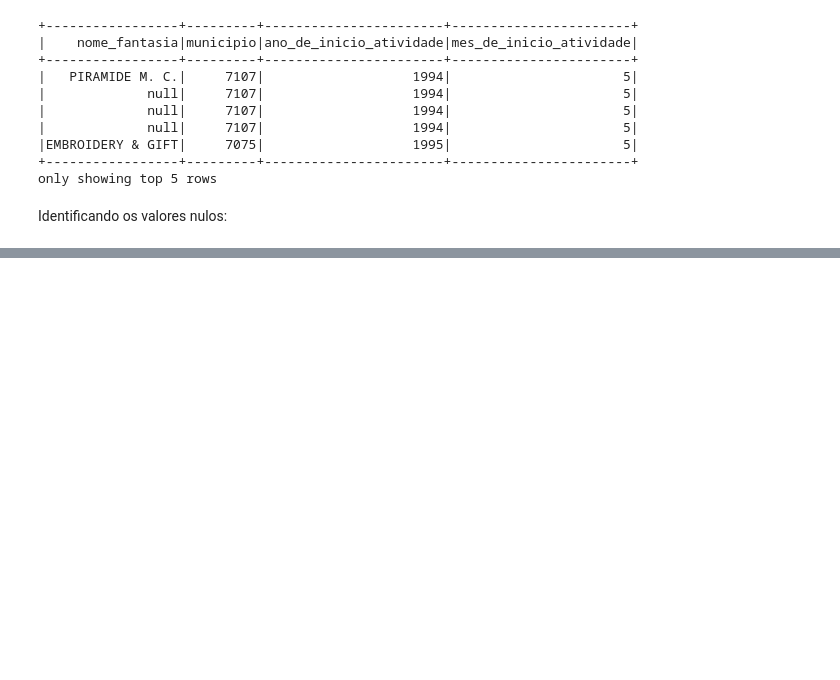
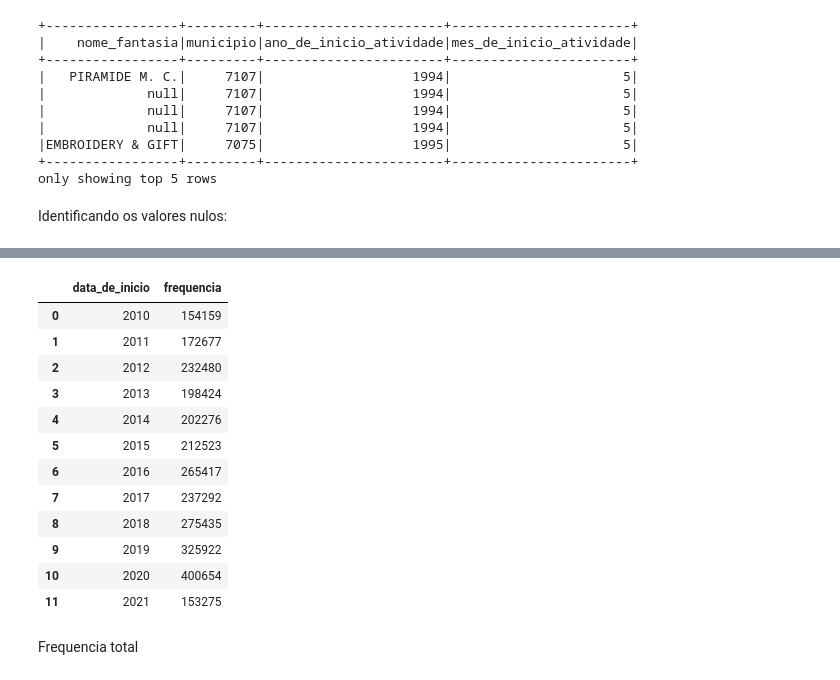
Before and after one commit to Camillabgarcia/Apache_Spark_com_Python, a Jupyter notebook: Spark_apresentação_ferramenta.ipynb, the cells around one changed output, grey strips where cells are left out. Saved outputs shown, nothing was run; the diff lists cells and outputs as text; code cells hidden in the pictures; blank space fills up the shorter version.

```diff
--- a/Spark_apresentação_ferramenta.ipynb
+++ b/Spark_apresentação_ferramenta.ipynb
@@ -636,0 +848,3 @@ Identificando os valores nulos:
+# %%
+empresas_join = estabelecimento.join(empresas, 'cnpj_basico', how='inner')
+empresas_join.printSchema()
@@ -636,0 +869,28 @@ Identificando os valores nulos:
+# %%
+freq = empresas_join\
+    .select(
+        'cnpj_basico',
+        f.year('data_de_inicio_atividade').alias('data_de_inicio')
+    )\
+    .where('data_de_inicio >= 2010')\
+    .groupBy('data_de_inicio')\
+    .agg(f.count("cnpj_basico").alias("frequencia"))\
+    .orderBy('data_de_inicio', ascending=True)
+# %%
+freq.toPandas()
+# %% [output]
+|  | data_de_inicio | frequencia |
+| 0 | 2010 | 154159 |
+| 1 | 2011 | 172677 |
+| 2 | 2012 | 232480 |
+| 3 | 2013 | 198424 |
+| 4 | 2014 | 202276 |
+| 5 | 2015 | 212523 |
+| 6 | 2016 | 265417 |
+| 7 | 2017 | 237292 |
+| 8 | 2018 | 275435 |
+| 9 | 2019 | 325922 |
+| 10 | 2020 | 400654 |
+| 11 | 2021 | 153275 |
+# %% [markdown]
+Frequencia total
```
Also changed, not shown: parts of 46 cells of this notebook.
